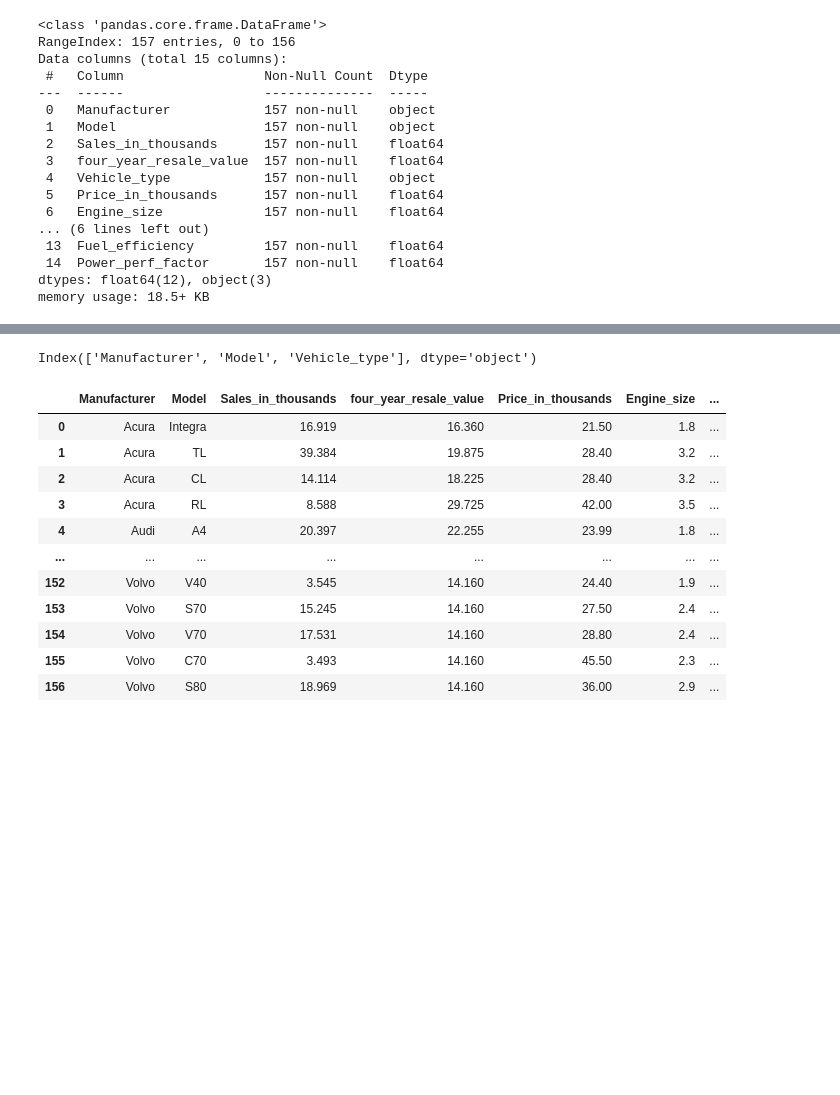
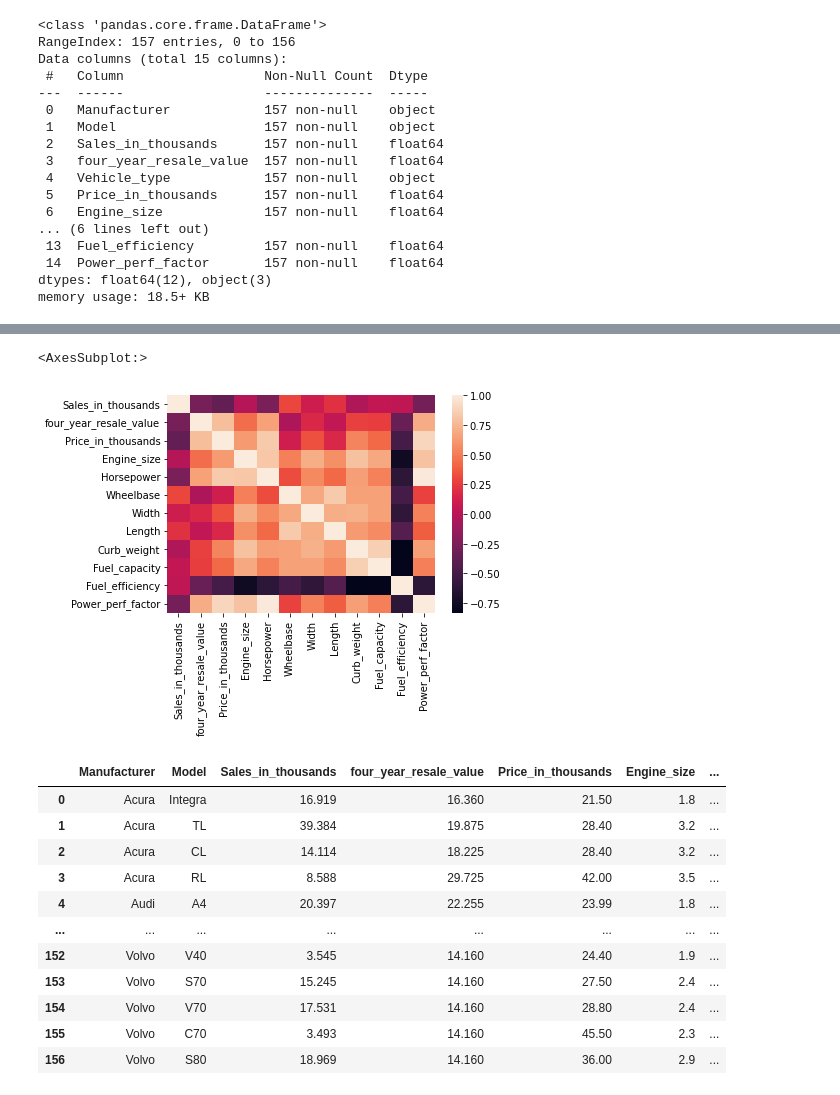
Before and after one commit to Aman782/Data-Science-Internship-Work, a Jupyter notebook: Linear Regression.ipynb, the cells around one changed output, grey strips where cells are left out. Cells and saved outputs as stored; diff of their text form; code cells hidden in the pictures; blank space fills up the shorter version.

```diff
--- a/Linear Regression.ipynb
+++ b/Linear Regression.ipynb
@@ -116 +94,6 @@ df.select_dtypes(float).corr()
+# %%
+sns.heatmap(df.corr())
+# %% [output]
+<AxesSubplot:>
+[figure, added]
 # %%
@@ -119,7 +101,3 @@ df1 = pd.get_dummies(df,columns = ['Vehicle_type'],drop_first=True)
-# %%
-df.select_dtypes(object).columns
-# %% [output]
-Index(['Manufacturer', 'Model', 'Vehicle_type'], dtype='object')
 # %%
 df1
 # %% [output]
```
Also changed, not shown: parts of 52 cells of this notebook, 3 other files.
